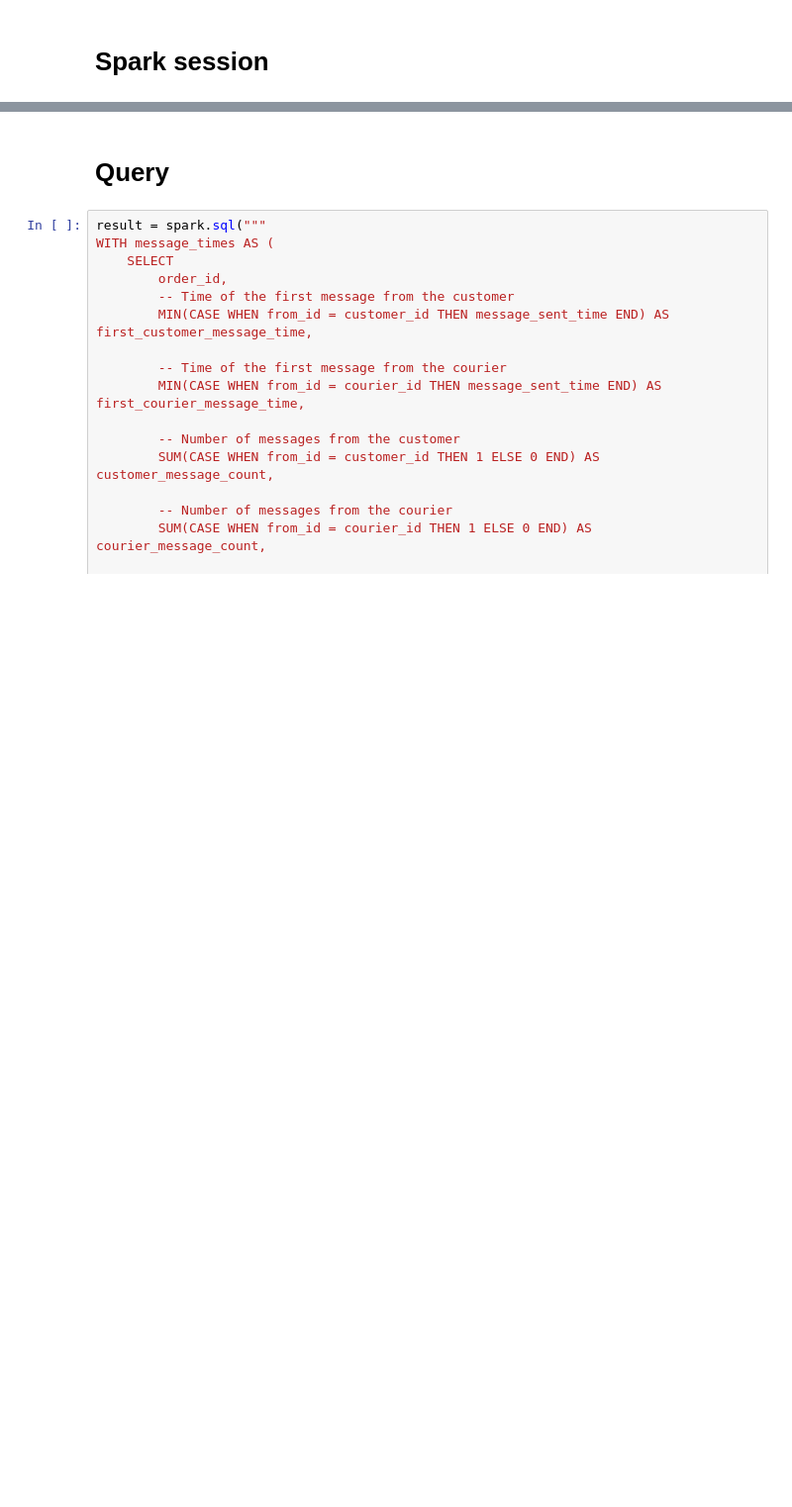
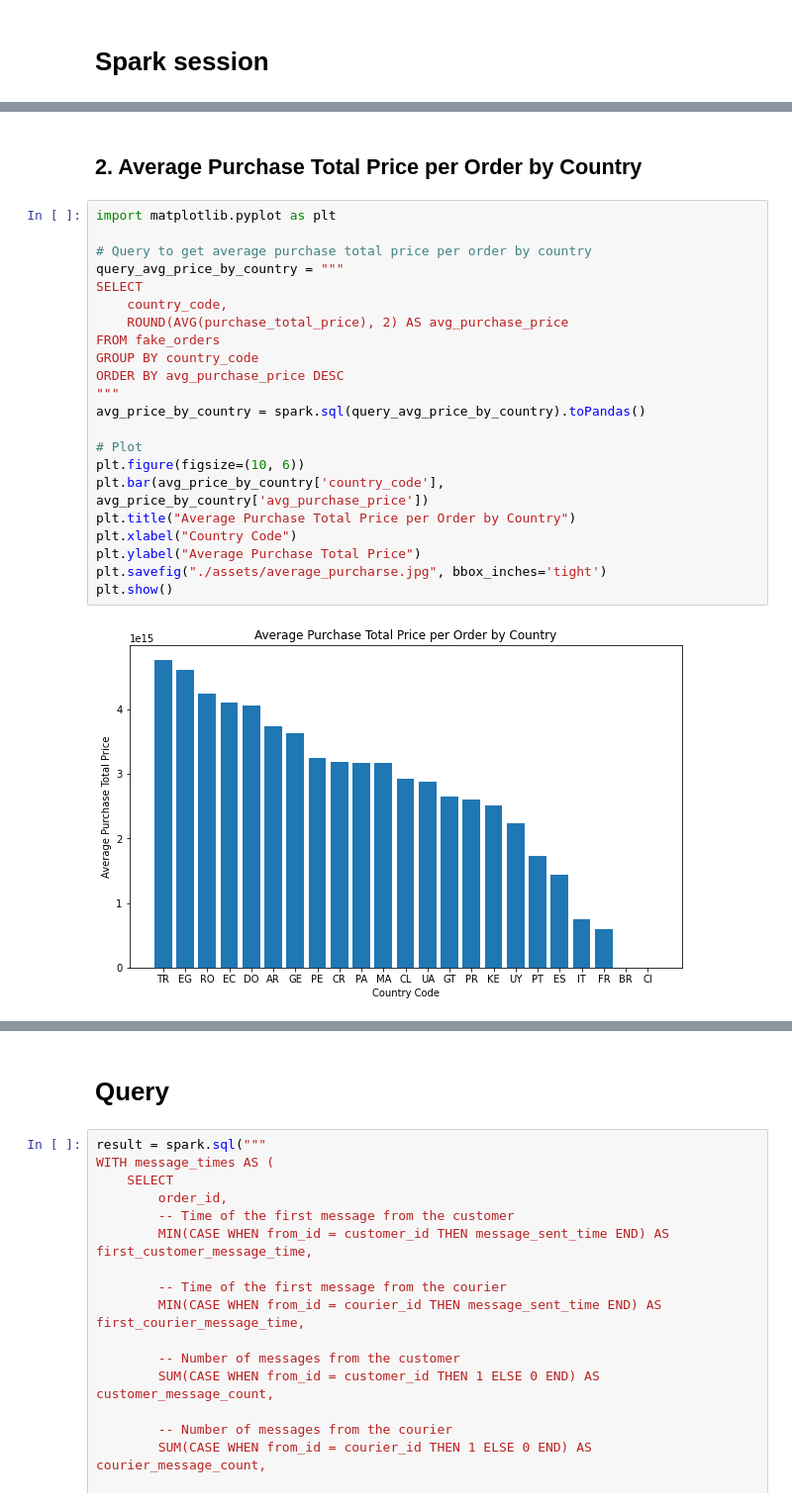
Before and after one commit to ivanseldas/Ironhack-Delivery-Product-Analysis, a Jupyter notebook: main.ipynb, the cells around one changed output, grey strips where cells are left out. Shown: that part at 99% size. Cells and saved outputs as stored; diff of their text form; blank space fills up the shorter version.

```diff
--- a/main.ipynb
+++ b/main.ipynb
@@ -43,0 +110,26 @@ only showing top 5 rows
+# %% [markdown]
+## 2. Average Purchase Total Price per Order by Country
+# %%
+import matplotlib.pyplot as plt
+
+# Query to get average purchase total price per order by country
+query_avg_price_by_country = """
+SELECT
+    country_code,
+    ROUND(AVG(purchase_total_price), 2) AS avg_purchase_price
+FROM fake_orders
+GROUP BY country_code
+ORDER BY avg_purchase_price DESC
+"""
+avg_price_by_country = spark.sql(query_avg_price_by_country).toPandas()
+
+# Plot
+plt.figure(figsize=(10, 6))
+plt.bar(avg_price_by_country['country_code'], avg_price_by_country['avg_purchase_price'])
+plt.title("Average Purchase Total Price per Order by Country")
+plt.xlabel("Country Code")
+plt.ylabel("Average Purchase Total Price")
+plt.savefig("./assets/average_purcharse.jpg", bbox_inches='tight')
+plt.show()
+# %% [output]
+[figure, added]
```
Also changed, not shown: parts of 12 cells of this notebook, 3 other files.
